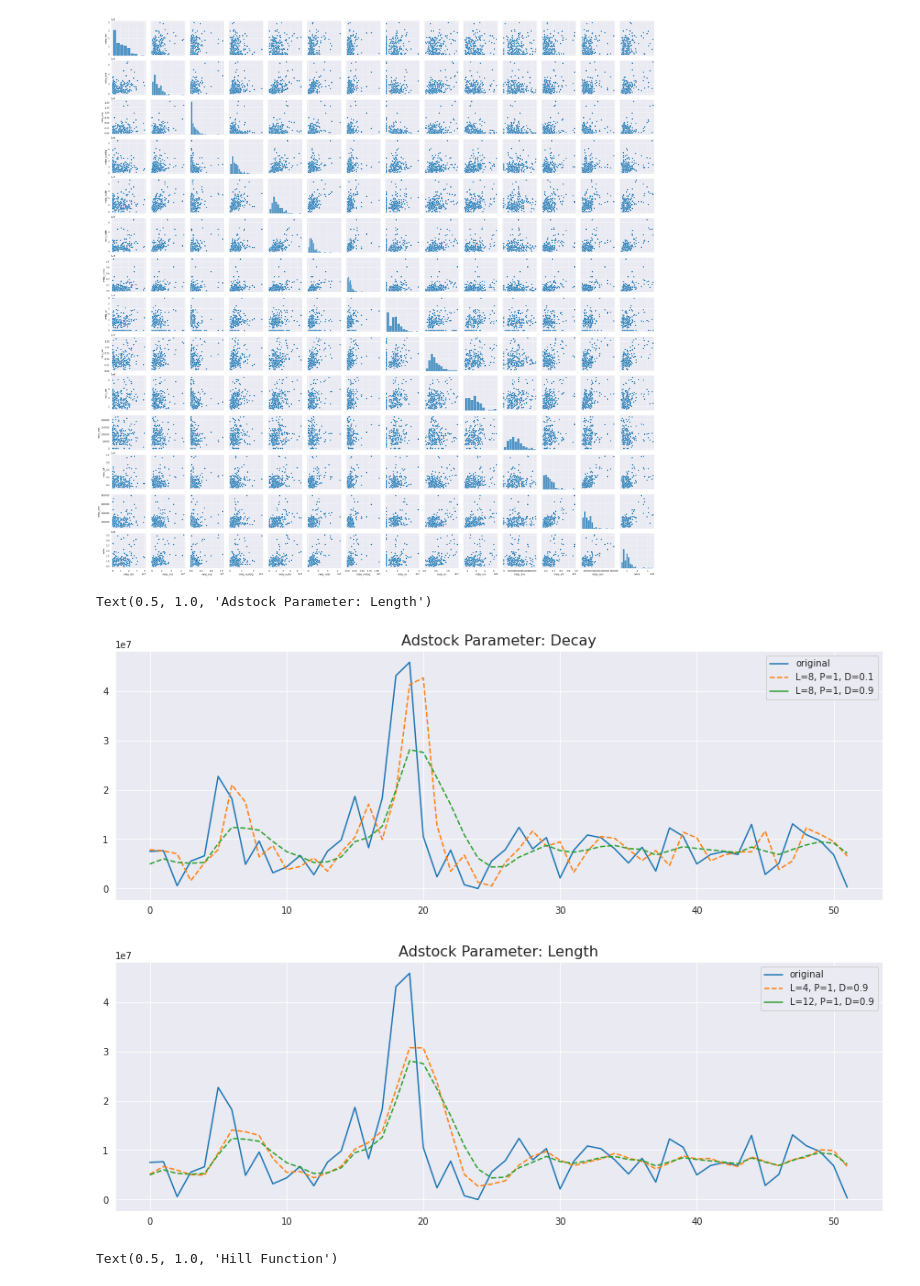
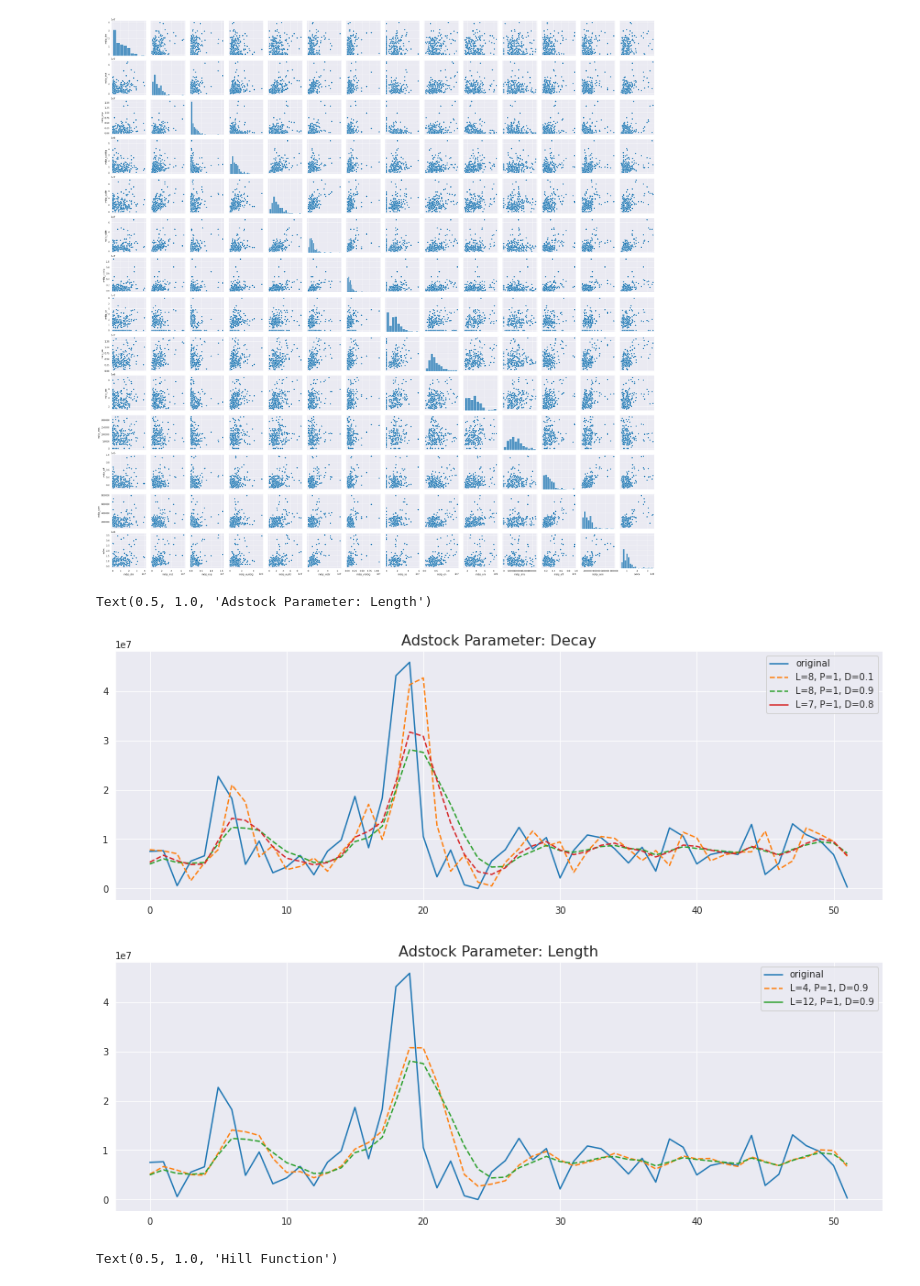
Before and after one commit to ayush139/MMX, a Jupyter notebook: MMX.ipynb, the cells around one changed output. Cells and saved outputs as stored; diff of their text form; code cells hidden in the pictures.

```diff
--- a/MMX.ipynb
+++ b/MMX.ipynb
@@ -92,8 +92,8 @@ def apply_adstock(x, L, P, D):
     '''
     params:
     x: original media variable, array
-    L: length
-    P: peak, delay in effect
+    L: length of the media effect
+    P: peak/delay of the media effect, how many weeks it’s lagging behind first exposure
     D: decay, retain rate
     returns:
     array, adstocked media variable
@@ -135,38 +135,39 @@ def adstock_transform(df, md_cols, adstock_params):
 fig, ax = plt.subplots(figsize=(15,5))
 psets = [
     [8, 1, 0.1],
-    [8, 1, 0.9]
+    [8, 1, 0.9],
+    [7,1,0.8]
 ]
 xm = df['mdip_vidtr'].values
 sns.lineplot(x=range(52), y=xm[-52:], ax=ax, label='original')
 for i in range(len(psets)):
     p = psets[i]
     L, P, D = p[0], p[1], p[2]
     xm_adstocked = apply_adstock(xm, L, P, D)
     sns.lineplot(x=range(52), y=xm_adstocked[-52:], ax=ax,
                   label='L=%d, P=%d, D=%.1f'%(L, P, D))
     ax.lines[i+1].set_linestyle("--")
 ax.set_title('Adstock Parameter: Decay', fontsize=16)
 
 # plot adstock with varying length
 fig, ax = plt.subplots(figsize=(15,5))
 psets = [
     [4, 1, 0.9],
     [12, 1, 0.9]
 ]
 xm = df['mdip_vidtr'].values
 sns.lineplot(x=range(52), y=xm[-52:], ax=ax, label='original')
 for i in range(len(psets)):
     p = psets[i]
     L, P, D = p[0], p[1], p[2]
     xm_adstocked = apply_adstock(xm, L, P, D)
     sns.lineplot(x=range(52), y=xm_adstocked[-52:], ax=ax,
                   label='L=%d, P=%d, D=%.1f'%(L, P, D))
     ax.lines[i+1].set_linestyle("--")
 ax.set_title('Adstock Parameter: Length', fontsize=16)
 # %% [output]
 Text(0.5, 1.0, 'Adstock Parameter: Length')
-[figure, old version]
+[figure, new version]
 [figure]
 # %%
 # 1.2 Diminishing Return
```
